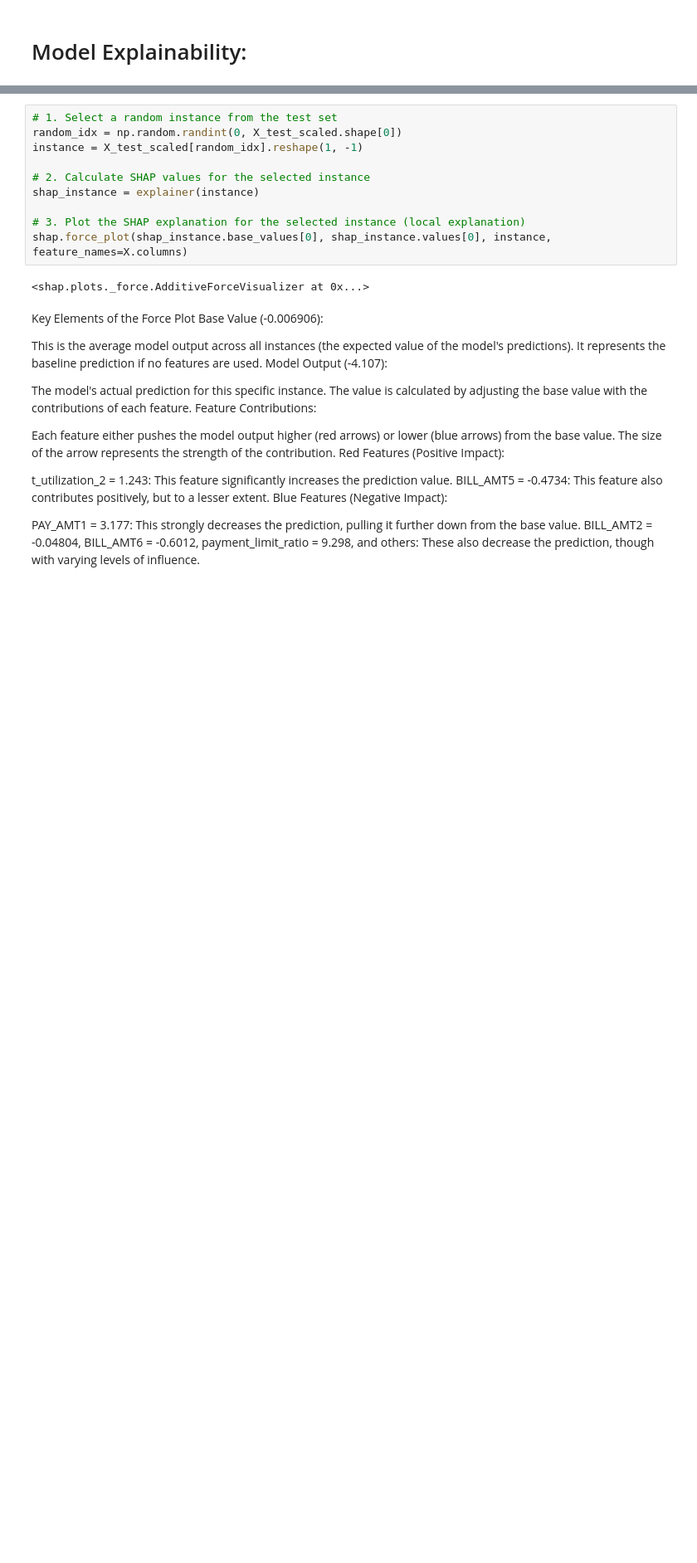
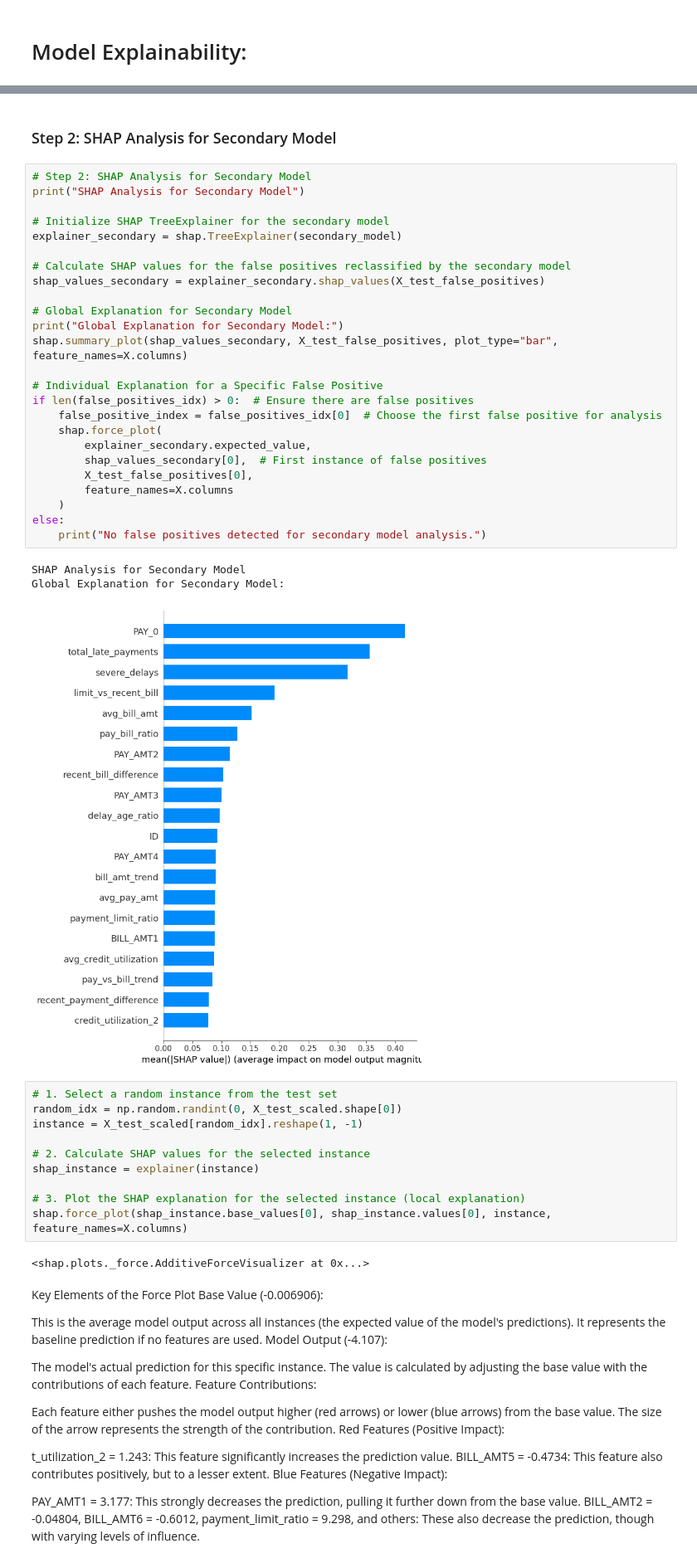
Before and after one commit to DoanNguyen2001/Credit-Card-Default, a Jupyter notebook: default_final.ipynb, the cells around one changed output, grey strips where cells are left out. Shown at 83% size. Drawn from its saved outputs; the diff is of its cells as text; blank space fills up the shorter version.

```diff
--- a/default_final.ipynb
+++ b/default_final.ipynb
@@ -535,3 +568,34 @@ NameError: name 'best_xgb_model' is not defined
+# %% [markdown]
+### Step 2: SHAP Analysis for Secondary Model
+# %%
+# Step 2: SHAP Analysis for Secondary Model
+print("SHAP Analysis for Secondary Model")
+
+# Initialize SHAP TreeExplainer for the secondary model
+explainer_secondary = shap.TreeExplainer(secondary_model)
+
+# Calculate SHAP values for the false positives reclassified by the secondary model
+shap_values_secondary = explainer_secondary.shap_values(X_test_false_positives)
+
+# Global Explanation for Secondary Model
+print("Global Explanation for Secondary Model:")
+shap.summary_plot(shap_values_secondary, X_test_false_positives, plot_type="bar", feature_names=X.columns)
+
+# Individual Explanation for a Specific False Positive
+if len(false_positives_idx) > 0:  # Ensure there are false positives
+    false_positive_index = false_positives_idx[0]  # Choose the first false positive for analysis
+    shap.force_plot(
+        explainer_secondary.expected_value,
+        shap_values_secondary[0],  # First instance of false positives
+        X_test_false_positives[0],
+        feature_names=X.columns
+    )
+else:
+    print("No false positives detected for secondary model analysis.")
+# %% [output]
+SHAP Analysis for Secondary Model
+Global Explanation for Secondary Model:
+[figure, added]
 # %%
 # 1. Select a random instance from the test set
 random_idx = np.random.randint(0, X_test_scaled.shape[0])
```
Also changed, not shown: parts of 26 cells of this notebook.
